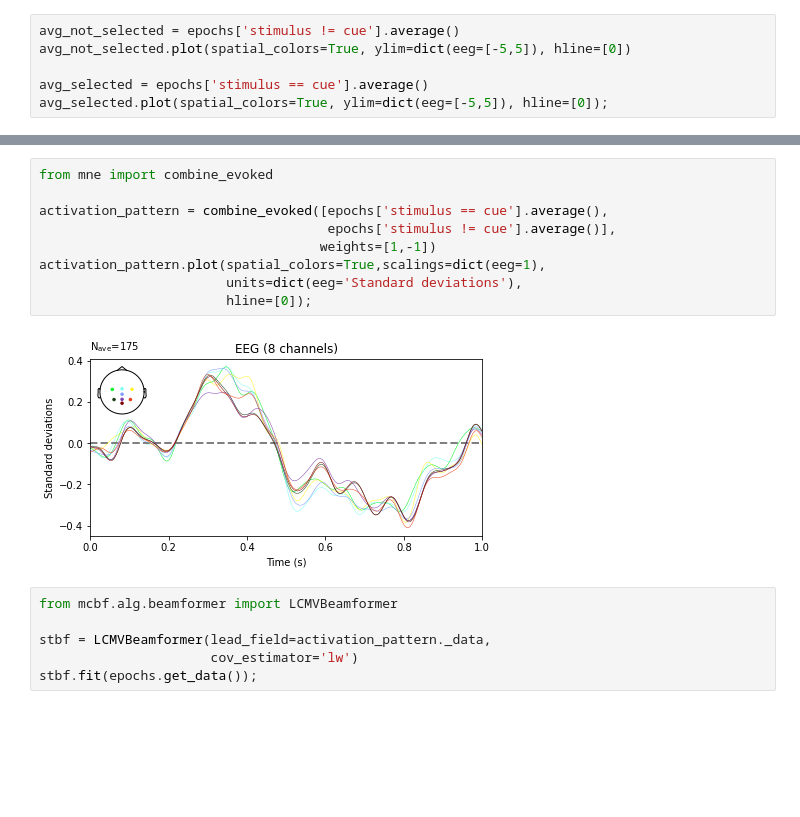
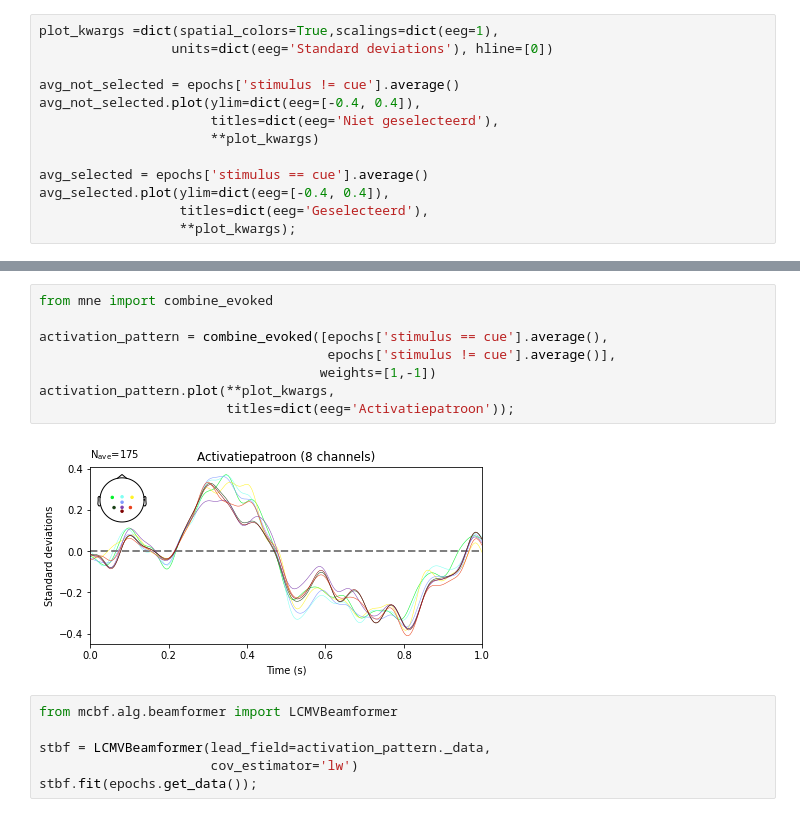
Before and after one commit to kul-compneuro/-dagvandewetenschap-2021-stbf-demo, a Jupyter notebook: demo.ipynb, the cells around one changed output, grey strips where cells are left out. Drawn from its saved outputs; the diff is of its cells as text; blank space fills up the shorter version.

```diff
--- a/demo.ipynb
+++ b/demo.ipynb
@@ -43,7 +114,14 @@ Designing a one-pass, zero-phase, non-causal lowpass filter:
 # %%
+plot_kwargs =dict(spatial_colors=True,scalings=dict(eeg=1),
+                 units=dict(eeg='Standard deviations'), hline=[0])
+
 avg_not_selected = epochs['stimulus != cue'].average()
-avg_not_selected.plot(spatial_colors=True, ylim=dict(eeg=[-5,5]), hline=[0])
+avg_not_selected.plot(ylim=dict(eeg=[-0.4, 0.4]),
+                      titles=dict(eeg='Niet geselecteerd'),
+                      **plot_kwargs)
 
 avg_selected = epochs['stimulus == cue'].average()
-avg_selected.plot(spatial_colors=True, ylim=dict(eeg=[-5,5]), hline=[0]);
+avg_selected.plot(ylim=dict(eeg=[-0.4, 0.4]),
+                  titles=dict(eeg='Geselecteerd'),
+                  **plot_kwargs);
 # %% [output]
@@ -68,14 +132,13 @@ No baseline correction applied
 # %%
 from mne import combine_evoked
 
 activation_pattern = combine_evoked([epochs['stimulus == cue'].average(),
                                      epochs['stimulus != cue'].average()],
                                     weights=[1,-1])
-activation_pattern.plot(spatial_colors=True,scalings=dict(eeg=1),
-                        units=dict(eeg='Standard deviations'),
-                        hline=[0]);
+activation_pattern.plot(**plot_kwargs,
+                        titles=dict(eeg='Activatiepatroon'));
 # %% [output]
-[figure, old version]
+[figure, new version]
 # %%
 from mcbf.alg.beamformer import LCMVBeamformer
 
```
Also changed, not shown: parts of 17 cells of this notebook.
